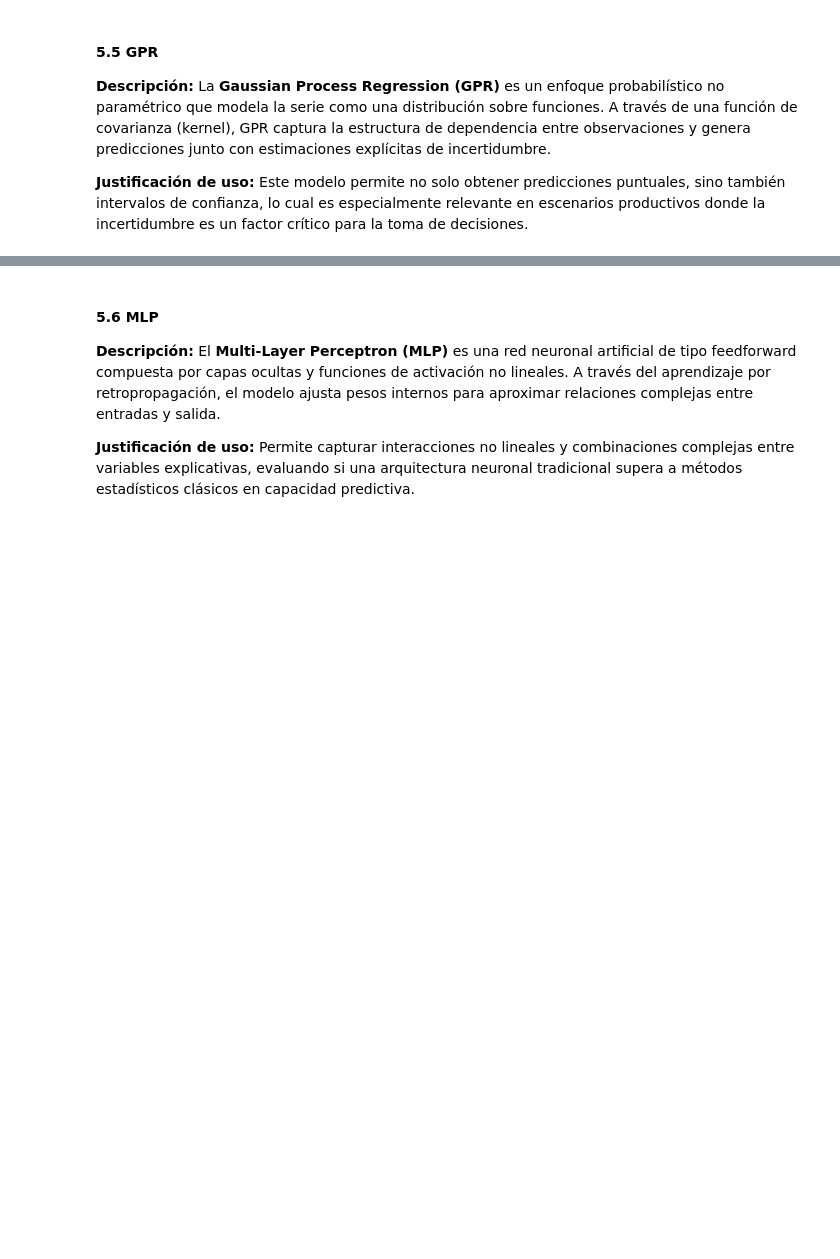
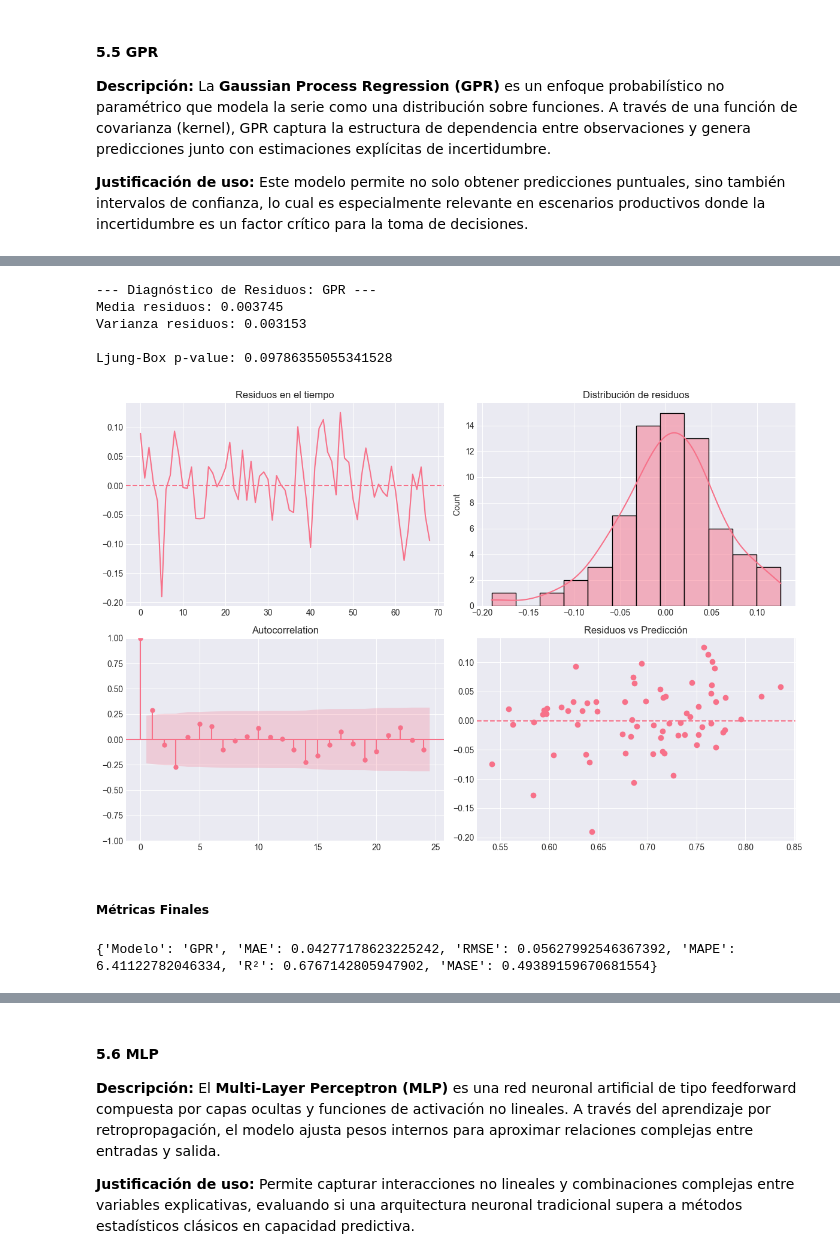
Before and after one commit to juan-pablo-lopez/tc5035-ene26-equipo29, a Jupyter notebook: Avance4.Equipo29.ipynb, the cells around one changed output, grey strips where cells are left out. Drawn from its saved outputs; the diff is of its cells as text; code cells hidden in the pictures; blank space fills up the shorter version.

```diff
--- a/Avance4.Equipo29.ipynb
+++ b/Avance4.Equipo29.ipynb
@@ -971,0 +1190,37 @@ Modelo 4: Por implementar
+# %%
+# Diagnóstico de residuos para GPR
+residuos_gpr = residuals_diagnostic(y_test, y_pred_gpr, lags=24, titulo="GPR")
+# %% [output]
+--- Diagnóstico de Residuos: GPR ---
+Media residuos: 0.003745
+Varianza residuos: 0.003153
+
+Ljung-Box p-value: 0.09786355055341528
+[figure, added]
+# %% [markdown]
+##### Métricas Finales
+# %%
+# Calcular métricas
+metrics_gpr = calculate_metrics(
+    y_true=y_test,
+    y_pred=y_pred_gpr,
+    mase_denom=mase_denom,
+    model_name="GPR"
+)
+
+# Guardar resultados
+resultados_modelos.append(metrics_gpr)
+print(metrics_gpr)
+
+# Almacenar modelo
+modelos_entrenados['GPR'] = {
+    'modelo': gpr_model,
+    'y_pred': y_pred_gpr,
+    'y_std': y_std_gpr
+}
+
+# Remover "lag1" para no afectar otros modelos
+X_train = X_train.drop(columns=["lag1"])
+X_test = X_test.drop(columns=["lag1"])
+# %% [output]
+{'Modelo': 'GPR', 'MAE': 0.04277178623225242, 'RMSE': 0.05627992546367392, 'MAPE': 6.41122782046334, 'R²': 0.6767142805947902, 'MASE': 0.49389159670681554}
```
Also changed, not shown: parts of 63 cells of this notebook.
